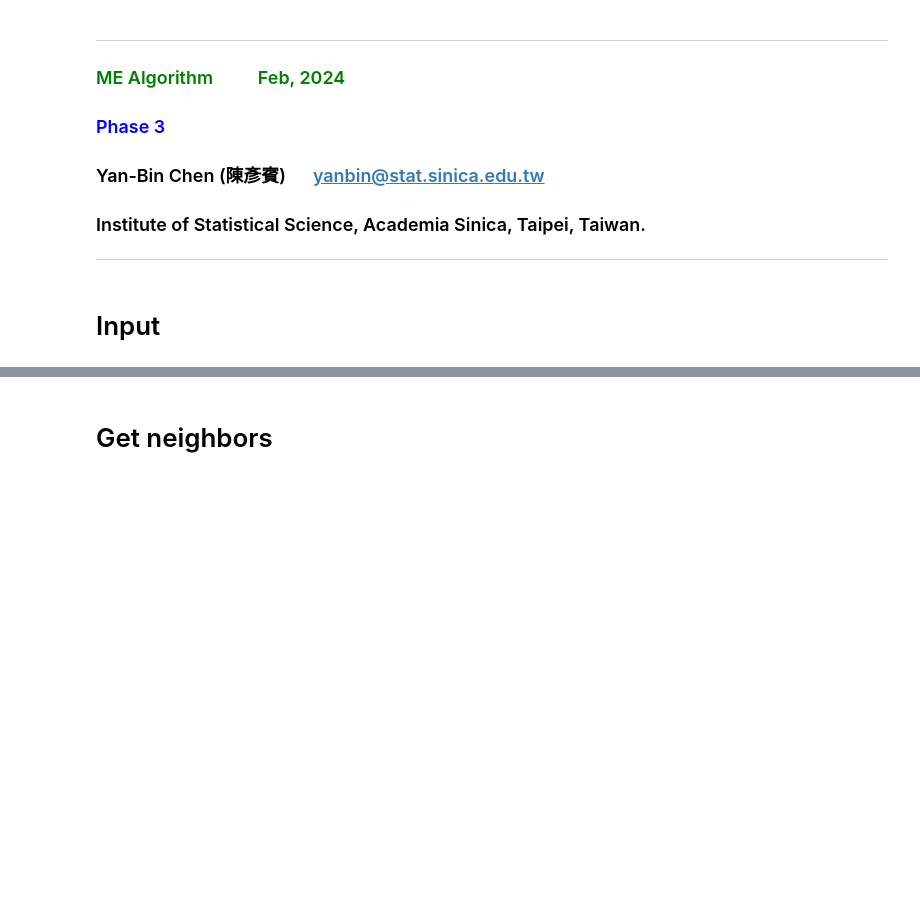
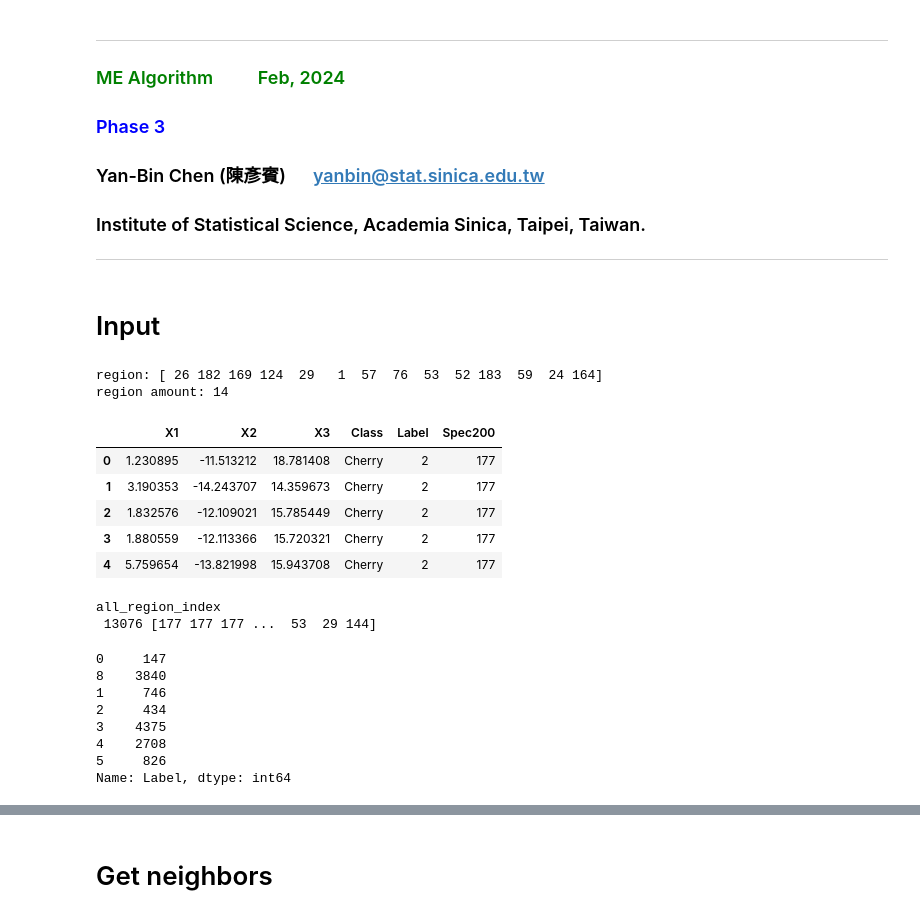
Before and after one commit to yanbinc2/ME_codes, a Jupyter notebook: phase3/codes/main_phase3.ipynb, the cells around one changed output, grey strips where cells are left out. Drawn from its saved outputs; the diff is of its cells as text; code cells hidden in the pictures; blank space fills up the shorter version.

```diff
--- a/phase3/codes/main_phase3.ipynb
+++ b/phase3/codes/main_phase3.ipynb
@@ -22,8 +22,8 @@ import datetime
 PATH1='../data/seedinds.txt'
 PATH2='../data/bilabels.txt'
 PATH3='../data/seedinds_neighborregions.txt'
-PATH4='../data/ResNet18_PlantDisease_45K_Spec200.csv'
-PATH5='../data/ResNet18_PlantDisease_45K_Values.csv'
+PATH4='../data/ResNet18_PlantDisease_45K_Spec200_sampling.csv'
+PATH5='../data/ResNet18_PlantDisease_45K_Values_sampling.csv'
 
 
 #===  parameters ========================================================
@@ -37,33 +37,52 @@ if RAW_2D_DATA: # 2D
 else: # 1D
     from CNN_Modules_1D import ME_CNN
 
 
 # (1)PATH1
 df1 = pandas.read_csv(PATH1, header=None, delimiter = "\t")
 region = df1.to_numpy().T[0]
 NUM_region = len(region)
 
 # (2)PATH2
 df2 = pandas.read_csv(PATH2, header=None, delimiter = "\t")
 cen = df2.to_numpy()
 
 print('region:', region)
 print('region amount:', len(region))
 
 
 # (4)PATH4. Have to be here. The following neighboring process needs this information
 df4 = pandas.read_csv(PATH4)
 display(df4.head())
 #all_region_index  = df.iloc[:,REGION_INDEX_LOC].to_numpy().astype(int)
 all_region_index  = df4[REG_COLUMN].to_numpy().astype(int)
 print("all_region_index\n",len(all_region_index), all_region_index)
 
 
 # (4)PATH4 reset label
 label=df4['Label'].value_counts(sort=False).keys()
 _=[df4['Label'].replace(to_replace=label[i], value=i, inplace=True) for i in range(len(label))]
 display(df4['Label'].value_counts(sort=False))
 test_label_answer = df4["Label"].to_numpy()
+# %% [output]
+region: [ 26 182 169 124  29   1  57  76  53  52 183  59  24 164]
+region amount: 14
+|  | X1 | X2 | X3 | Class | Label | Spec200 |
+| 0 | 1.230895 | -11.513212 | 18.781408 | Cherry | 2 | 177 |
+| 1 | 3.190353 | -14.243707 | 14.359673 | Cherry | 2 | 177 |
+| 2 | 1.832576 | -12.109021 | 15.785449 | Cherry | 2 | 177 |
+| 3 | 1.880559 | -12.113366 | 15.720321 | Cherry | 2 | 177 |
+| 4 | 5.759654 | -13.821998 | 15.943708 | Cherry | 2 | 177 |
+all_region_index
+ 13076 [177 177 177 ...  53  29 144]
+0     147
+8    3840
+1     746
+2     434
+3    4375
+4    2708
+5     826
+Name: Label, dtype: int64
 # %%
 # (5)PATH5     convert the embedded data into the pickle file
 df5 = pandas.read_csv(PATH5)
```
Also changed, not shown: parts of 10 cells of this notebook.
